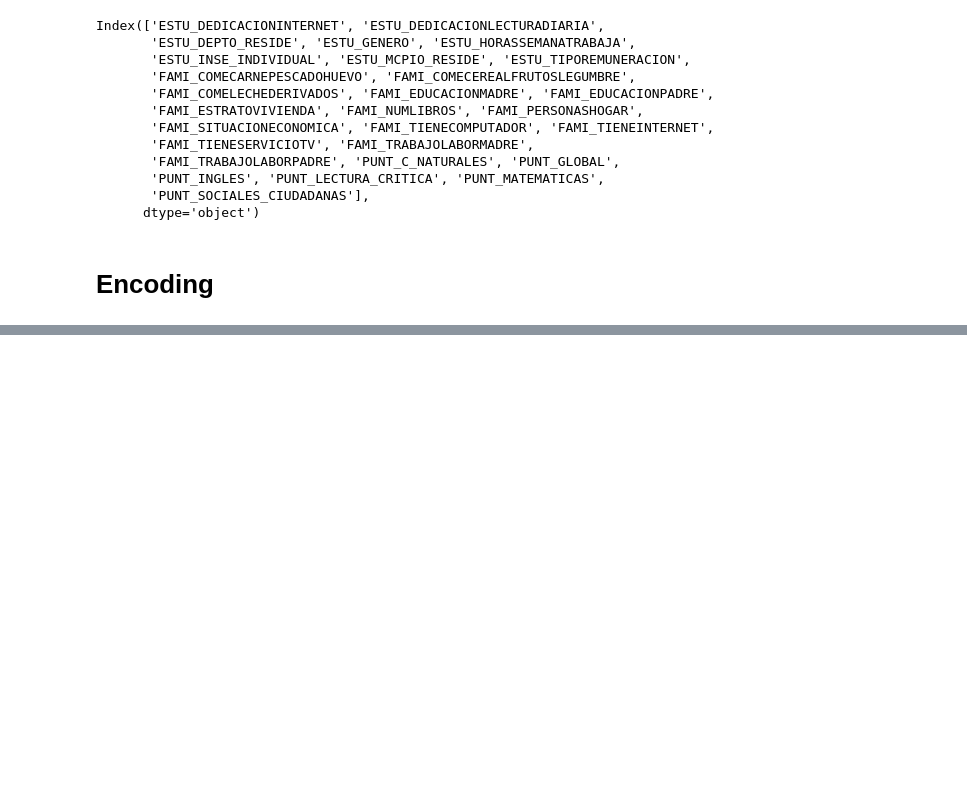
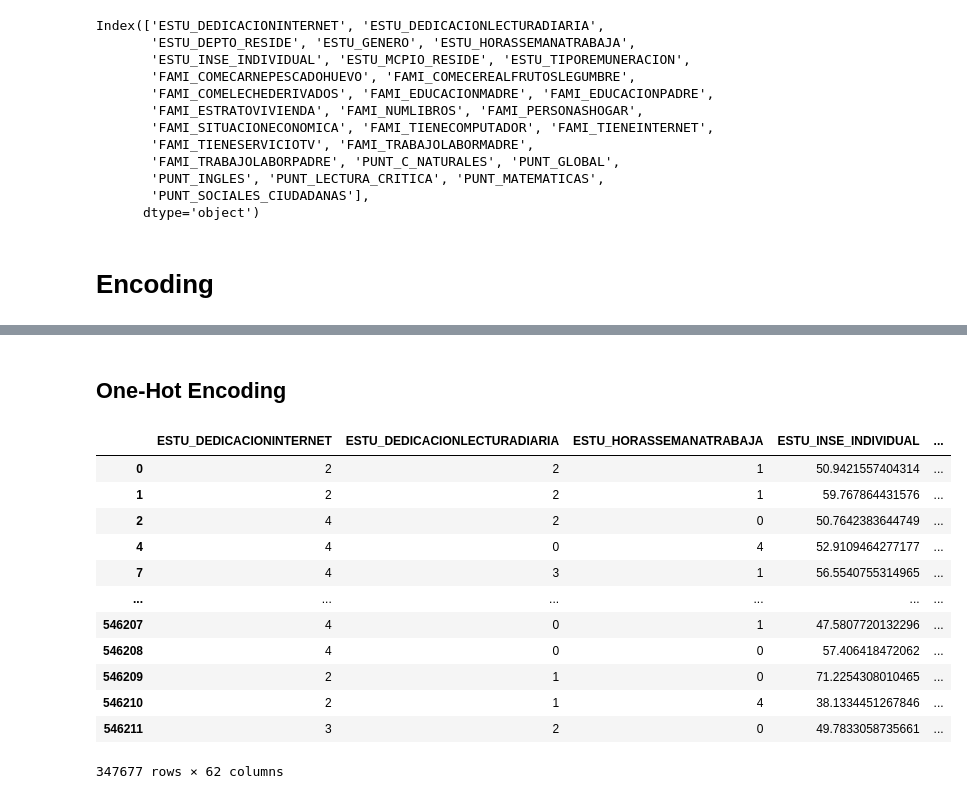
Before and after one commit to juanjaramillo98/Seminario, a Jupyter notebook: momentos_evaluativos/ME03-G02-1216727112-1152706601/ME03-G02-notebook.ipynb, the cells around one changed output, grey strips where cells are left out. Saved outputs shown, nothing was run; the diff lists cells and outputs as text; code cells hidden in the pictures; blank space fills up the shorter version.

Commit message:
Encoding faltantes

```diff
--- a/momentos_evaluativos/ME03-G02-1216727112-1152706601/ME03-G02-notebook.ipynb
+++ b/momentos_evaluativos/ME03-G02-1216727112-1152706601/ME03-G02-notebook.ipynb
@@ -438,7 +435,7 @@ array(['MÁS DE 100 LIBROS', '26 A 100 LIBROS', '11 A 25 LIBROS',
 def orderEncode(df,categ,col):
     df2 = df
     for i in categ:
-        df2[col] = df[col].replace(categ,range(len(categ)))
+        df2[col] = df2[col].replace(categ,range(len(categ)))
     return df2[col]
 # %%
 df_encoded = df_filtrado
@@ -560,3 +557,24 @@ categorias = [
 ]
 
 df_encoded["FAMI_SITUACIONECONOMICA"] = orderEncode(df_encoded,categorias,"FAMI_SITUACIONECONOMICA")
+
+#----------------------------------FAMI_TIENECOMPUTADOR & FAMI_TIENEINTERNET & FAMI_TIENESERVICIOTV & --------------------------------
+
+categorias = [
+    "No",
+    "Si",
+]
+
+df_encoded["FAMI_TIENECOMPUTADOR"] = orderEncode(df_encoded,categorias,"FAMI_TIENECOMPUTADOR")
+df_encoded["FAMI_TIENEINTERNET"] = orderEncode(df_encoded,categorias,"FAMI_TIENEINTERNET")
+df_encoded["FAMI_TIENESERVICIOTV"] = orderEncode(df_encoded,categorias,"FAMI_TIENESERVICIOTV")
+
+#----------------------------------FAMI_TIENECOMPUTADOR & FAMI_TIENEINTERNET & FAMI_TIENESERVICIOTV & --------------------------------
+categorias = [
+    "No",
+    "Si, en especie",
+    "Si, en efectivo y especie",
+    "Si, en efectivo"
+]
+
+df_encoded["ESTU_TIPOREMUNERACION"] = orderEncode(df_encoded,categorias,"ESTU_TIPOREMUNERACION")
@@ -573,0 +590,2 @@ df_filtrado[['FAMI_COMELECHEDERIVADOS', 'FAMI_EDUCACIONMADRE', 'FAMI_EDUCACIONPA
+# %%
+pd.set_option('display.max_columns', None)
@@ -573,0 +601,20 @@ df_filtrado[['FAMI_COMELECHEDERIVADOS', 'FAMI_EDUCACIONMADRE', 'FAMI_EDUCACIONPA
+# %% [markdown]
+## One-Hot Encoding
+# %%
+df_encoded = pd.get_dummies(df_encoded, columns = ['ESTU_DEPTO_RESIDE', 'ESTU_GENERO'], dtype=int)
+# %%
+df_encoded
+# %% [output]
+|  | ESTU_DEDICACIONINTERNET | ESTU_DEDICACIONLECTURADIARIA | ESTU_HORASSEMANATRABAJA | ESTU_INSE_INDIVIDUAL | ... |
+| 0 | 2 | 2 | 1 | 50.9421557404314 | ... |
+| 1 | 2 | 2 | 1 | 59.767864431576 | ... |
+| 2 | 4 | 2 | 0 | 50.7642383644749 | ... |
+| 4 | 4 | 0 | 4 | 52.9109464277177 | ... |
+| 7 | 4 | 3 | 1 | 56.5540755314965 | ... |
+| ... | ... | ... | ... | ... | ... |
+| 546207 | 4 | 0 | 1 | 47.5807720132296 | ... |
+| 546208 | 4 | 0 | 0 | 57.406418472062 | ... |
+| 546209 | 2 | 1 | 0 | 71.2254308010465 | ... |
+| 546210 | 2 | 1 | 4 | 38.1334451267846 | ... |
+| 546211 | 3 | 2 | 0 | 49.7833058735661 | ... |
+347677 rows × 62 columns
```
Also changed, not shown: parts of 5 cells of this notebook.
